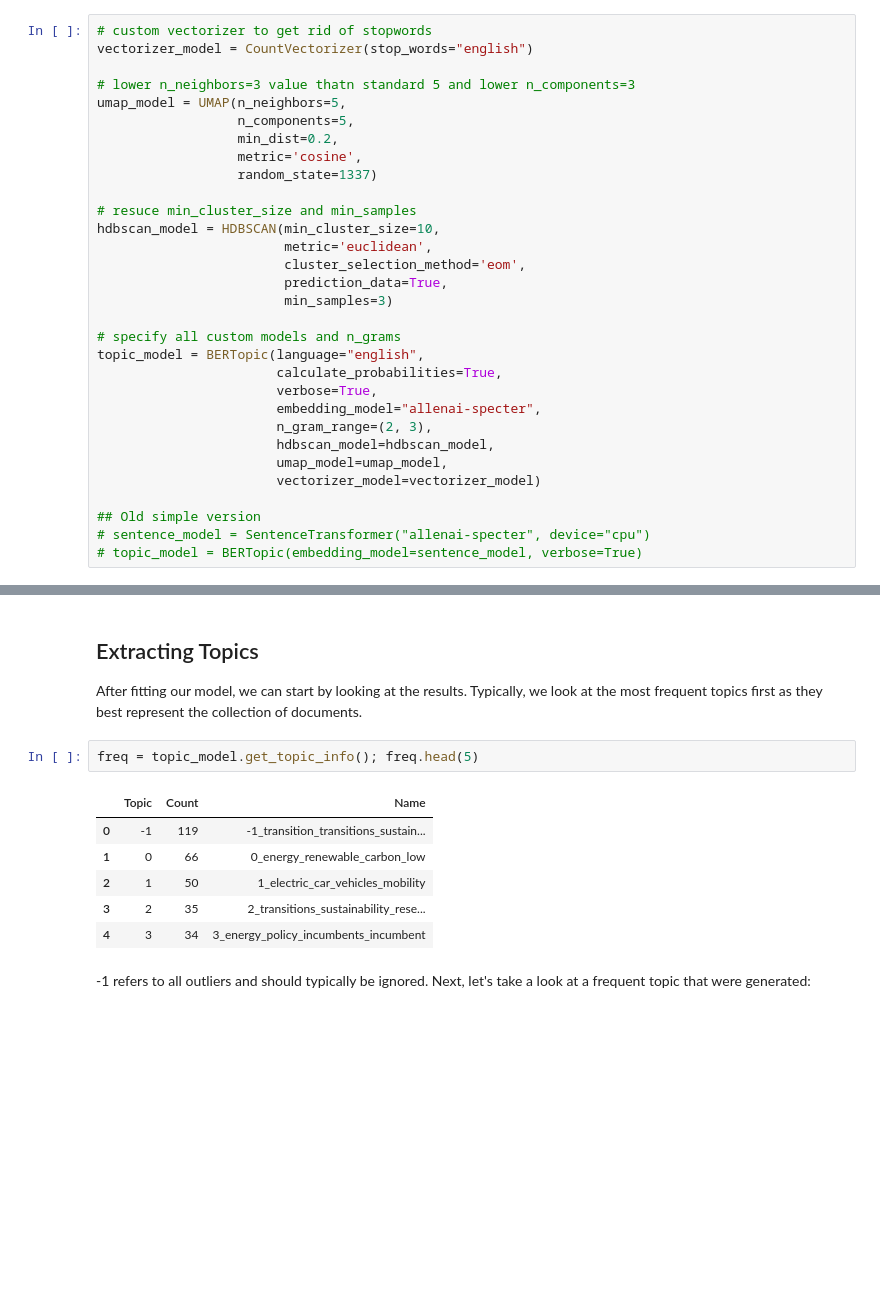
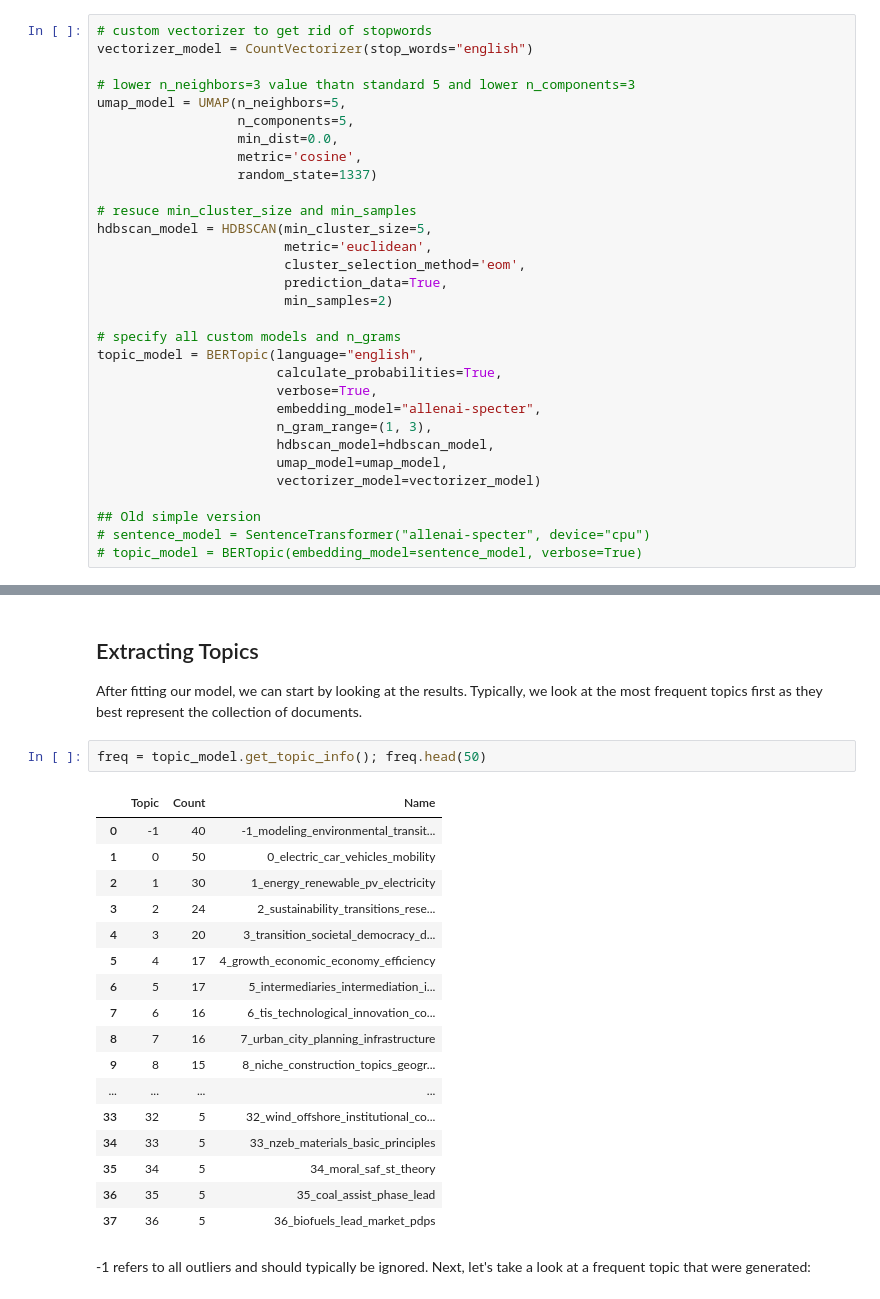
Before and after one commit to daniel-hain/bibliometrics_EIST_2021, a Jupyter notebook: python/BERTopic_ST.ipynb, the cells around one changed output, grey strips where cells are left out. Cells and saved outputs as stored; diff of their text form; blank space fills up the shorter version.

```diff
--- a/python/BERTopic_ST.ipynb
+++ b/python/BERTopic_ST.ipynb
@@ -64,23 +64,23 @@ vectorizer_model = CountVectorizer(stop_words="english")
 # lower n_neighbors=3 value thatn standard 5 and lower n_components=3
 umap_model = UMAP(n_neighbors=5,
                   n_components=5,
-                  min_dist=0.2,
+                  min_dist=0.0,
                   metric='cosine',
                   random_state=1337)
 
 # resuce min_cluster_size and min_samples
-hdbscan_model = HDBSCAN(min_cluster_size=10,
+hdbscan_model = HDBSCAN(min_cluster_size=5,
                         metric='euclidean',
                         cluster_selection_method='eom',
                         prediction_data=True,
-                        min_samples=3)
+                        min_samples=2)
 
 # specify all custom models and n_grams
 topic_model = BERTopic(language="english",
                        calculate_probabilities=True,
                        verbose=True,
                        embedding_model="allenai-specter",
-                       n_gram_range=(2, 3),
+                       n_gram_range=(1, 3),
                        hdbscan_model=hdbscan_model,
                        umap_model=umap_model,
                        vectorizer_model=vectorizer_model)
@@ -101,14 +101,25 @@ topics, probs = topic_model.fit_transform(docs.loc[:,'text'])
 ## Extracting Topics
 After fitting our model, we can start by looking at the results. Typically, we look at the most frequent topics first as they best represent the collection of documents.
 # %%
-freq = topic_model.get_topic_info(); freq.head(5)
+freq = topic_model.get_topic_info(); freq.head(50)
 # %% [output]
 |  | Topic | Count | Name |
-| 0 | -1 | 119 | -1_transition_transitions_sustain... |
-| 1 | 0 | 66 | 0_energy_renewable_carbon_low |
-| 2 | 1 | 50 | 1_electric_car_vehicles_mobility |
-| 3 | 2 | 35 | 2_transitions_sustainability_rese... |
-| 4 | 3 | 34 | 3_energy_policy_incumbents_incumbent |
+| 0 | -1 | 40 | -1_modeling_environmental_transit... |
+| 1 | 0 | 50 | 0_electric_car_vehicles_mobility |
+| 2 | 1 | 30 | 1_energy_renewable_pv_electricity |
+| 3 | 2 | 24 | 2_sustainability_transitions_rese... |
+| 4 | 3 | 20 | 3_transition_societal_democracy_d... |
+| 5 | 4 | 17 | 4_growth_economic_economy_efficiency |
+| 6 | 5 | 17 | 5_intermediaries_intermediation_i... |
+| 7 | 6 | 16 | 6_tis_technological_innovation_co... |
+| 8 | 7 | 16 | 7_urban_city_planning_infrastructure |
+| 9 | 8 | 15 | 8_niche_construction_topics_geogr... |
+| ... | ... | ... | ... |
+| 33 | 32 | 5 | 32_wind_offshore_institutional_co... |
+| 34 | 33 | 5 | 33_nzeb_materials_basic_principles |
+| 35 | 34 | 5 | 34_moral_saf_st_theory |
+| 36 | 35 | 5 | 35_coal_assist_phase_lead |
+| 37 | 36 | 5 | 36_biofuels_lead_market_pdps |
 # %% [markdown]
 -1 refers to all outliers and should typically be ignored. Next, let's take a look at a frequent topic that were generated:
 # %%
```
Also changed, not shown: parts of 19 cells of this notebook.
